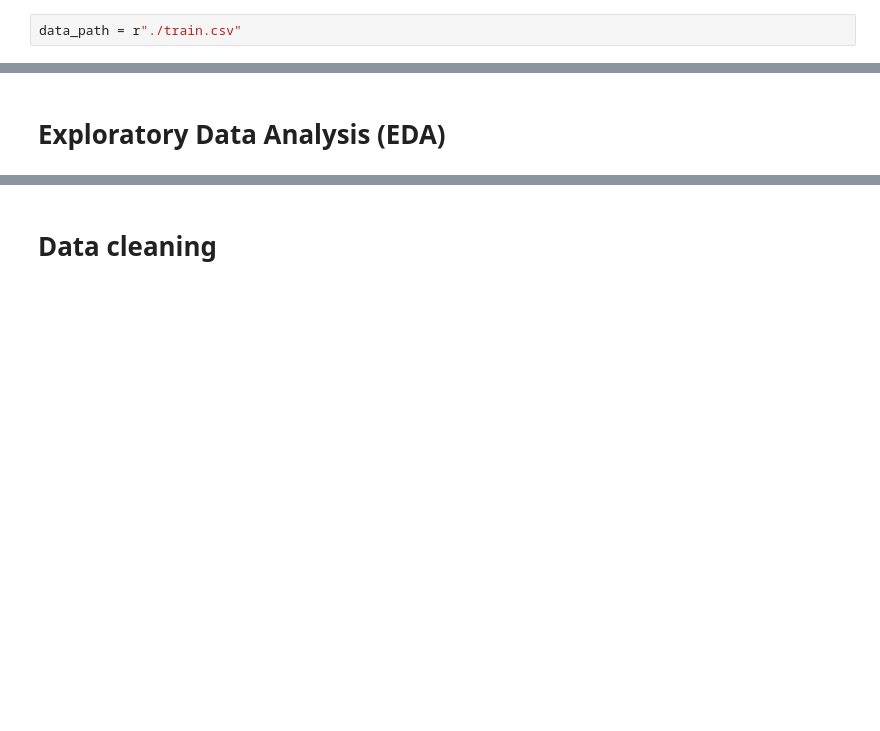
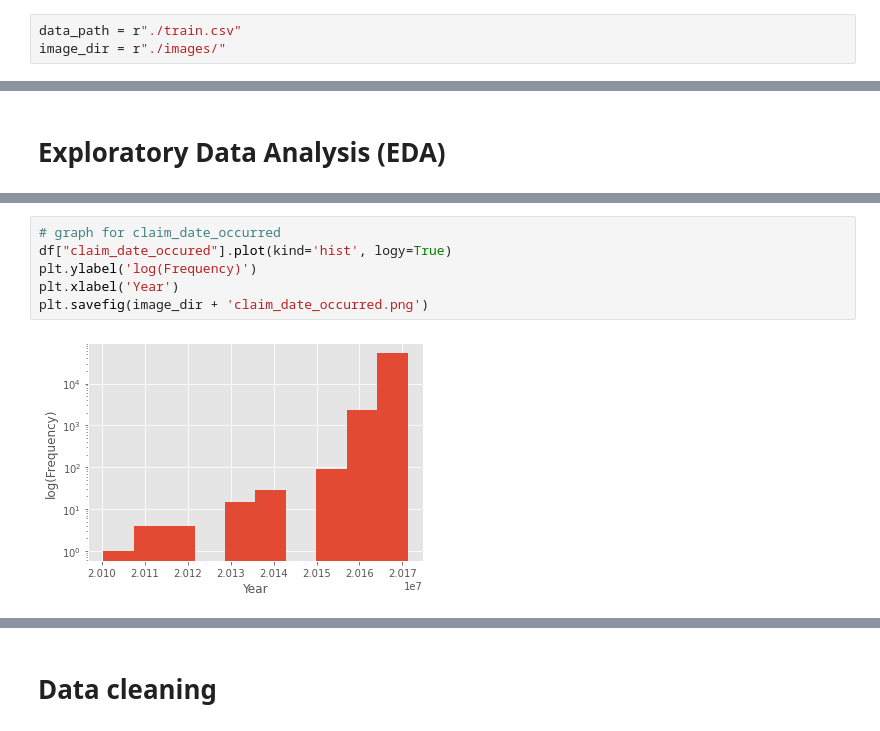
Before and after one commit to lgov/kul_advanalytics, a Jupyter notebook: assignment1/BDA_1.ipynb, the cells around one changed output, grey strips where cells are left out. Drawn from its saved outputs; the diff is of its cells as text; blank space fills up the shorter version.

```diff
--- a/assignment1/BDA_1.ipynb
+++ b/assignment1/BDA_1.ipynb
@@ -26,6 +30,7 @@ pd.set_option("display.max_columns",500)
 plt.style.use('ggplot')
 # %%
 data_path = r"./train.csv"
+image_dir = r"./images/"
 # %%
 df = pd.read_csv(data_path, sep=";", encoding="utf-8-sig")
 # %%
@@ -37,0 +54,8 @@ pd.crosstab(df["fraud"], df["claim_vehicle_brand"], normalize=True)
+# %%
+# graph for claim_date_occurred
+df["claim_date_occured"].plot(kind='hist', logy=True)
+plt.ylabel('log(Frequency)')
+plt.xlabel('Year')
+plt.savefig(image_dir + 'claim_date_occurred.png')
+# %% [output]
+[figure, added]
```
Also changed, not shown: parts of 112 cells of this notebook, 1 other file.
